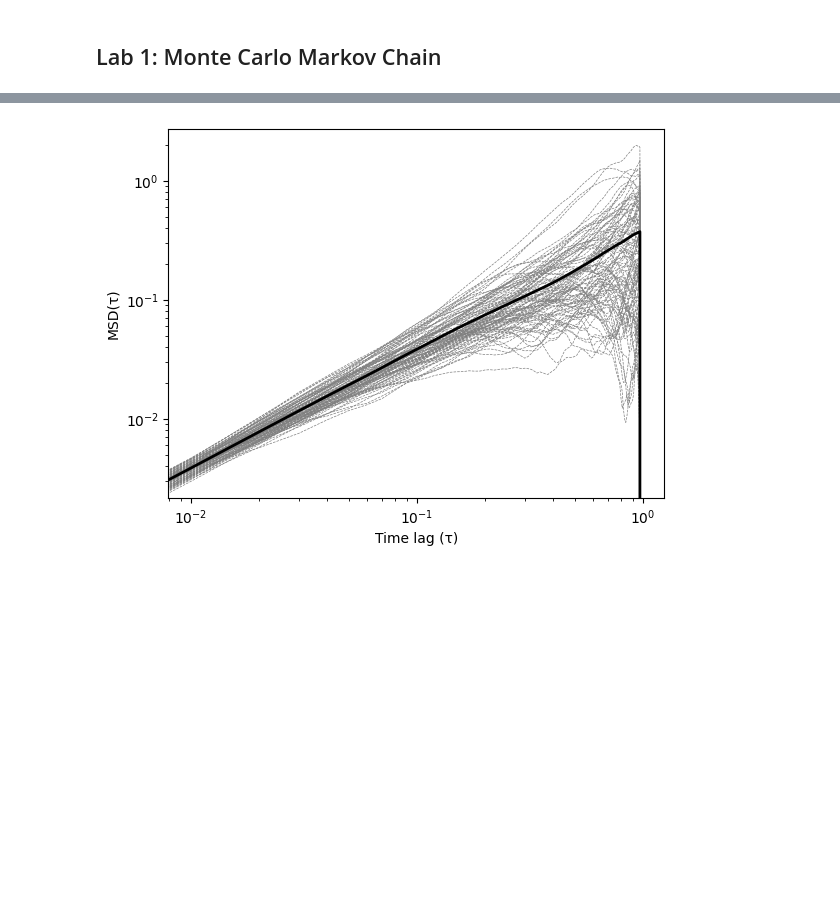
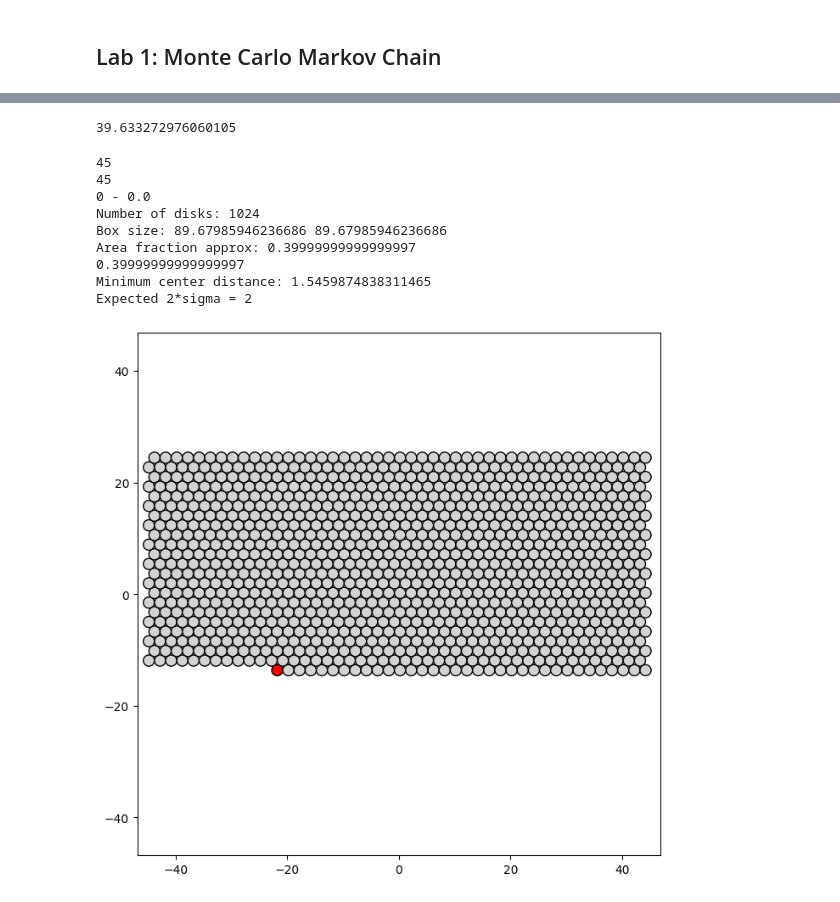
Before and after one commit to peter-clark/eq-stat-phys, a Jupyter notebook: Lab1_MC-MC.ipynb, the cells around one changed output, grey strips where cells are left out. Cells and saved outputs as stored; diff of their text form; code cells hidden in the pictures; blank space fills up the shorter version.

```diff
--- a/Lab1_MC-MC.ipynb
+++ b/Lab1_MC-MC.ipynb
@@ -297,11 +12,7 @@ X: mu = <0.0110> , var = 0.9898
-# %%
-t = np.arange(0, 1, dt)
-for _, _msd in enumerate(particle_msd):
-    plt.loglog(t, _msd,
-               color='gray', linewidth=0.5, linestyle="--")
-plt.loglog(t,np.mean(particle_msd, axis=0), linewidth=2, color='black')
-plt.xlabel("Time lag (τ)")
-plt.ylabel("MSD(τ)")
-plt.show()
-# %% [output]
-[figure, removed]
+# %%
+phi=0.5
+n_disks=1000
+l = np.sqrt((np.pi*n_disks)  / (4*phi))
+print(l)
+# %% [output]
+39.633272976060105
@@ -307,0 +231,45 @@ plt.show()
+# %%
+sigma = 1
+phi = 0.4
+n_disks = 1024
+L = np.sqrt((np.pi * sigma**2 * n_disks) / (phi))
+Lx=Ly=L
+pbc=True
+random=False
+factor=1 if random==True else 1
+#hexgrid, bounding_Lx,bounding_Ly = generateGrid(sigma,n_disks,Lx,Ly,factor,random, phi)
+
+hg, Lx, Ly = generateGrid(sigma, n_disks, 0, 0, factor=factor, random=random, phi=phi)
+boxes, disk_loc = sortIntoGrid(hg,sigma,Lx,Ly)
+
+ax = graphDisks(hg, L/2)
+
+m=5
+for n in range(m):
+
+    hg, boxes, moves = monteCarlo(hg, disk_loc, boxes, n_disks, sigma, Lx, Ly)
+    if n % 10==0:
+        print(f"{n} - {moves}")
+
+print("Number of disks:", len(hg))
+print("Box size:", Lx, Ly)
+print("Area fraction approx:", n_disks * np.pi * sigma**2 / (Lx*Ly))
+
+ax = graphDisks(hg, L/2)
+_phi = (np.pi*n_disks) / ((L**2))
+print(_phi)
+from scipy.spatial.distance import pdist
+min_dist = np.min(pdist(hg))
+print("Minimum center distance:", min_dist)
+print("Expected 2*sigma =", 2*sigma)
+# %% [output]
+45
+45
+0 - 0.0
+Number of disks: 1024
+Box size: 89.67985946236686 89.67985946236686
+Area fraction approx: 0.39999999999999997
+0.39999999999999997
+Minimum center distance: 1.5459874838311465
+Expected 2*sigma = 2
+[figure, added]
```
Also changed, not shown: parts of 31 cells of this notebook, 1 other file.
